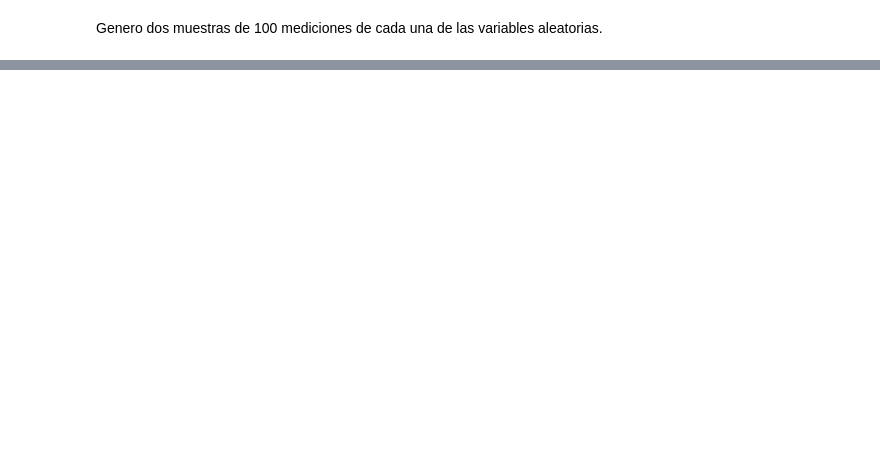
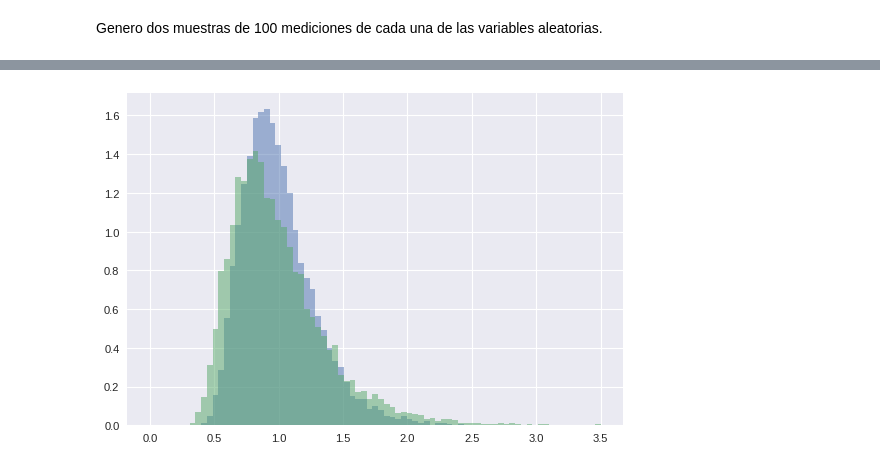
Before and after one commit to tdinapoli/mefe, a Jupyter notebook: tps/tp3/tp3.ipynb, the cells around one changed output, grey strips where cells are left out. Drawn from its saved outputs; the diff is of its cells as text; code cells hidden in the pictures; blank space fills up the shorter version.

```diff
--- a/tps/tp3/tp3.ipynb
+++ b/tps/tp3/tp3.ipynb
@@ -106,0 +128,9 @@ print(b)
+# %%
+bins = np.linspace(0, 3.5, 80)
+freq, bin_edges = np.histogram(t2_h0, density=True, bins=bins)
+plt.stairs(freq, bin_edges, fill=True, alpha=0.5, color="C0", label="Constante")
+freq, bin_edges = np.histogram(t2_h1, density=True, bins=bins)
+plt.stairs(freq, bin_edges, fill=True, alpha=0.5, color="C1", label="Constante")
+plt.show()
+# %% [output]
+[figure, added]
```
Also changed, not shown: parts of 9 cells of this notebook.
